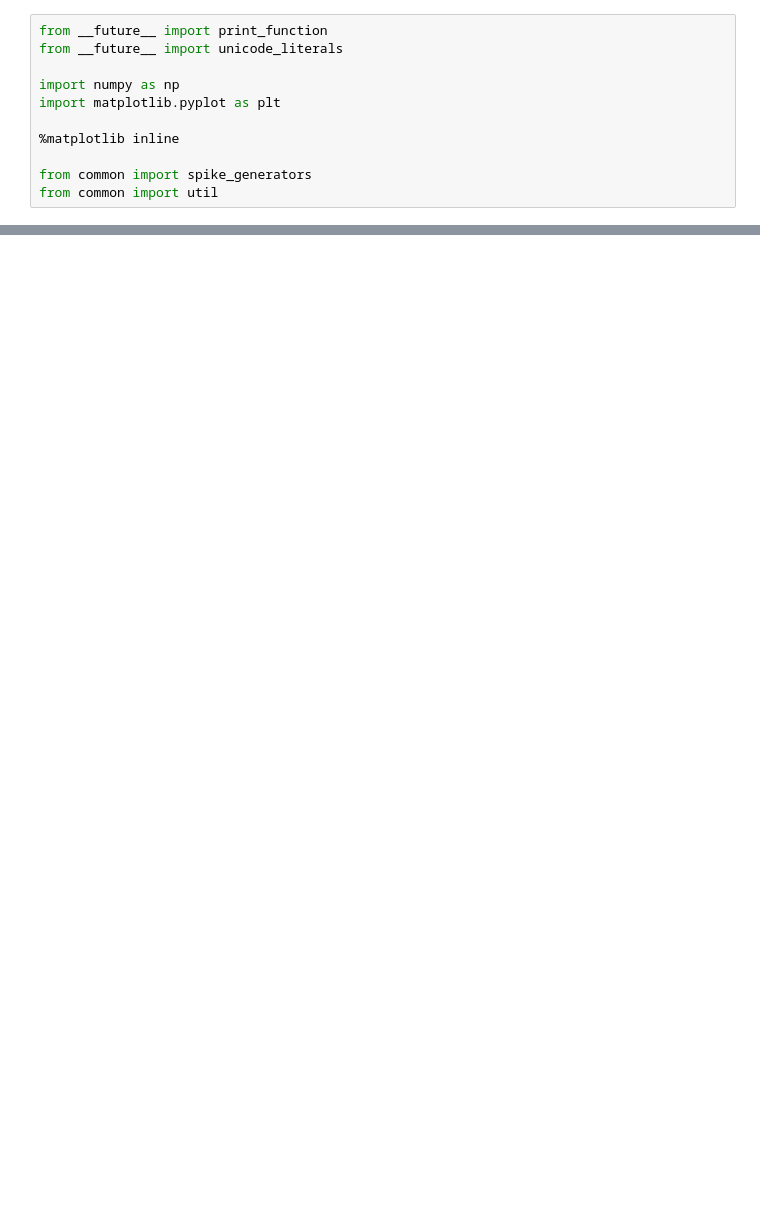
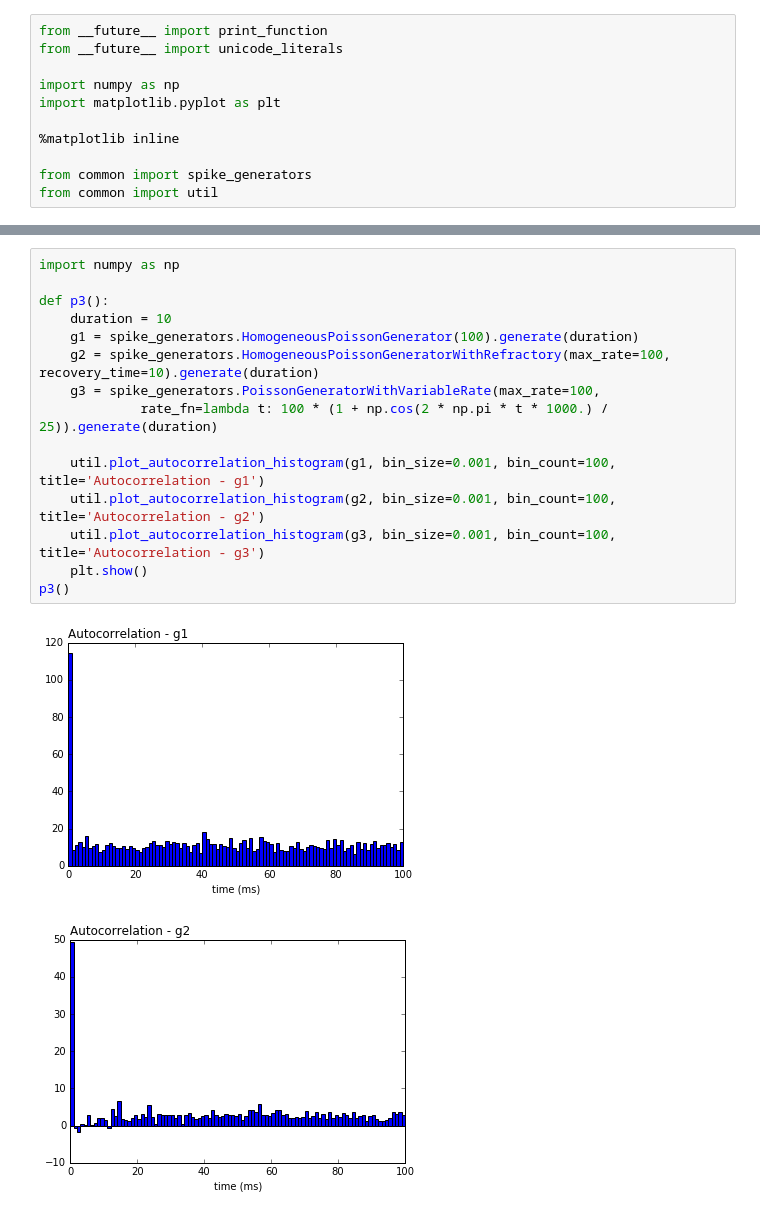
Before and after one commit to phvu/theoretical-neuroscience, a Jupyter notebook: python/Chapter 01.ipynb, the cells around one changed output, grey strips where cells are left out. Cells and saved outputs as stored; diff of their text form; blank space fills up the shorter version.

```diff
--- a/python/Chapter 01.ipynb
+++ b/python/Chapter 01.ipynb
@@ -111,0 +119,18 @@ Fano factor for counting intervals in [0, 100] ms when recovery time is 10ms:
+# %%
+import numpy as np
+
+def p3():
+    duration = 10
+    g1 = spike_generators.HomogeneousPoissonGenerator(100).generate(duration)
+    g2 = spike_generators.HomogeneousPoissonGeneratorWithRefractory(max_rate=100, recovery_time=10).generate(duration)
+    g3 = spike_generators.PoissonGeneratorWithVariableRate(max_rate=100,
+             rate_fn=lambda t: 100 * (1 + np.cos(2 * np.pi * t * 1000.) / 25)).generate(duration)
+
+    util.plot_autocorrelation_histogram(g1, bin_size=0.001, bin_count=100, title='Autocorrelation - g1')
+    util.plot_autocorrelation_histogram(g2, bin_size=0.001, bin_count=100, title='Autocorrelation - g2')
+    util.plot_autocorrelation_histogram(g3, bin_size=0.001, bin_count=100, title='Autocorrelation - g3')
+    plt.show()
+p3()
+# %% [output]
+[figure, added]
+[figure, added]
```
Also changed, not shown: parts of 8 cells of this notebook, 3 other files.
